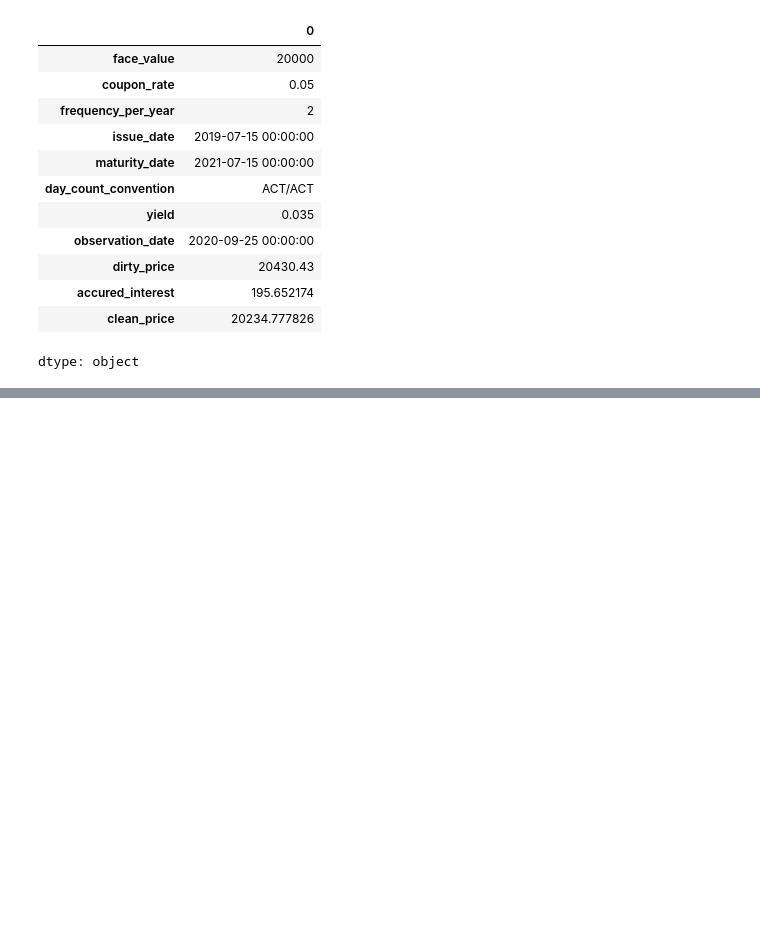
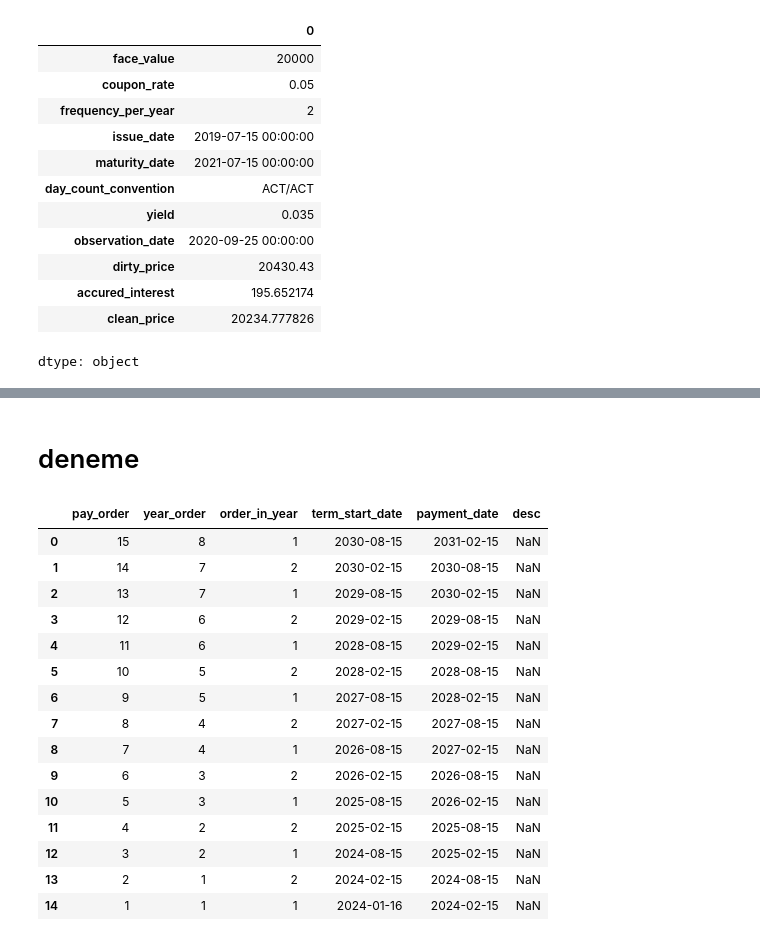
Before and after one commit to horasan/ml, a Jupyter notebook: R_LER_TREASURY_FIXED_INCOME_1.ipynb, the cells around one changed output, grey strips where cells are left out. Cells and saved outputs as stored; diff of their text form; code cells hidden in the pictures; blank space fills up the shorter version.

```diff
--- a/R_LER_TREASURY_FIXED_INCOME_1.ipynb
+++ b/R_LER_TREASURY_FIXED_INCOME_1.ipynb
@@ -1153,0 +1428,72 @@ dtype: object
+# %% [markdown]
+# deneme
+# %%
+# get_bond_lifecycle_with_frequency_2 icin deneme
+#def get_bond_lifecycle_with_frequency_2(face_value: float, coupon_rate: float, duration_in_years: float, frequency_per_year: int) -> pd.DataFrame:
+
+# inputs
+issue_date = datetime.datetime(2024, 1, 16)
+maturity_date = datetime.datetime(2031, 2, 15)
+frequency_per_year = 2
+observation_date = datetime.datetime(2024, 10, 15)
+
+duration_in_years = (maturity_date.year - issue_date.year) + 1
+
+#print("duration_in_years -", type(duration_in_years), "-", duration_in_years)
+
+bond_life = pd.DataFrame(columns=["pay_order", "year_order", "order_in_year", "term_start_date", "payment_date", "desc"])
+total_number_of_payments = duration_in_years * frequency_per_year
+term_duration_in_months = 12/frequency_per_year
+
+year_order = []
+order_in_year = []
+pay_order = []
+
+#payment_date = maturity_date # term end date
+
+# create terms from last to first
+for a in range(duration_in_years):
+  payment_order = duration_in_years - a
+  for fre in range(frequency_per_year):
+      year_order.append(duration_in_years - a)
+      order_in_year.append(frequency_per_year - fre) # add multiple values
+      pay_order.append(-1) # for now i am not sure about the first term
+
+
+
+bond_life["pay_order"] = pay_order
+bond_life["year_order"] = year_order
+bond_life["order_in_year"] = order_in_year
+
+bond_life["payment_date"] = bond_life.apply(lambda row:
+                                            datetime.datetime(
+                                                (maturity_date.year - (duration_in_years - row["year_order"])), # year
+                                                (int(12/row["order_in_year"]) + maturity_date.month)%12, # month
+                                                maturity_date.day), #day
+                                            axis = 1)
+
+bond_life = bond_life[bond_life["payment_date"] <= maturity_date] # trim possible extra rows
+bond_life = bond_life[bond_life["payment_date"] > issue_date] # trim possible extra rows
+bond_life = bond_life.reset_index(drop=True)
+bond_life["term_start_date"] = bond_life.apply(lambda row: (row["payment_date"] - pd.DateOffset(months=(term_duration_in_months))) ,axis = 1)
+bond_life.iloc[(bond_life.shape[0] - 1), bond_life.columns.get_loc("term_start_date")] = issue_date # first term start date!
+bond_life["pay_order"] = bond_life.apply(lambda row: ((row["year_order"] * frequency_per_year) - row["order_in_year"]%frequency_per_year) ,axis = 1)
+
+bond_life
+# %% [output]
+|  | pay_order | year_order | order_in_year | term_start_date | payment_date | desc |
+| 0 | 15 | 8 | 1 | 2030-08-15 | 2031-02-15 | NaN |
+| 1 | 14 | 7 | 2 | 2030-02-15 | 2030-08-15 | NaN |
+| 2 | 13 | 7 | 1 | 2029-08-15 | 2030-02-15 | NaN |
+| 3 | 12 | 6 | 2 | 2029-02-15 | 2029-08-15 | NaN |
+| 4 | 11 | 6 | 1 | 2028-08-15 | 2029-02-15 | NaN |
+| 5 | 10 | 5 | 2 | 2028-02-15 | 2028-08-15 | NaN |
+| 6 | 9 | 5 | 1 | 2027-08-15 | 2028-02-15 | NaN |
+| 7 | 8 | 4 | 2 | 2027-02-15 | 2027-08-15 | NaN |
+| 8 | 7 | 4 | 1 | 2026-08-15 | 2027-02-15 | NaN |
+| 9 | 6 | 3 | 2 | 2026-02-15 | 2026-08-15 | NaN |
+| 10 | 5 | 3 | 1 | 2025-08-15 | 2026-02-15 | NaN |
+| 11 | 4 | 2 | 2 | 2025-02-15 | 2025-08-15 | NaN |
+| 12 | 3 | 2 | 1 | 2024-08-15 | 2025-02-15 | NaN |
+| 13 | 2 | 1 | 2 | 2024-02-15 | 2024-08-15 | NaN |
+| 14 | 1 | 1 | 1 | 2024-01-16 | 2024-02-15 | NaN |
```
Also changed, not shown: parts of 13 cells of this notebook.
